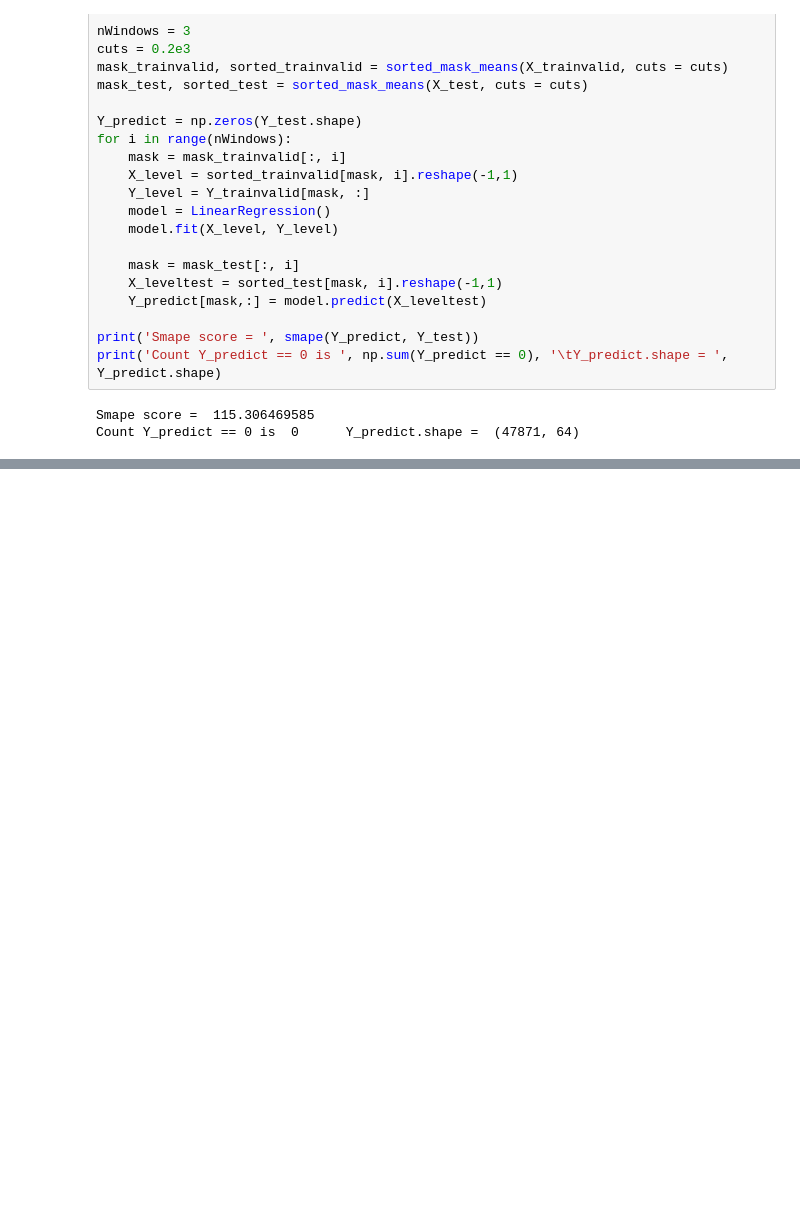
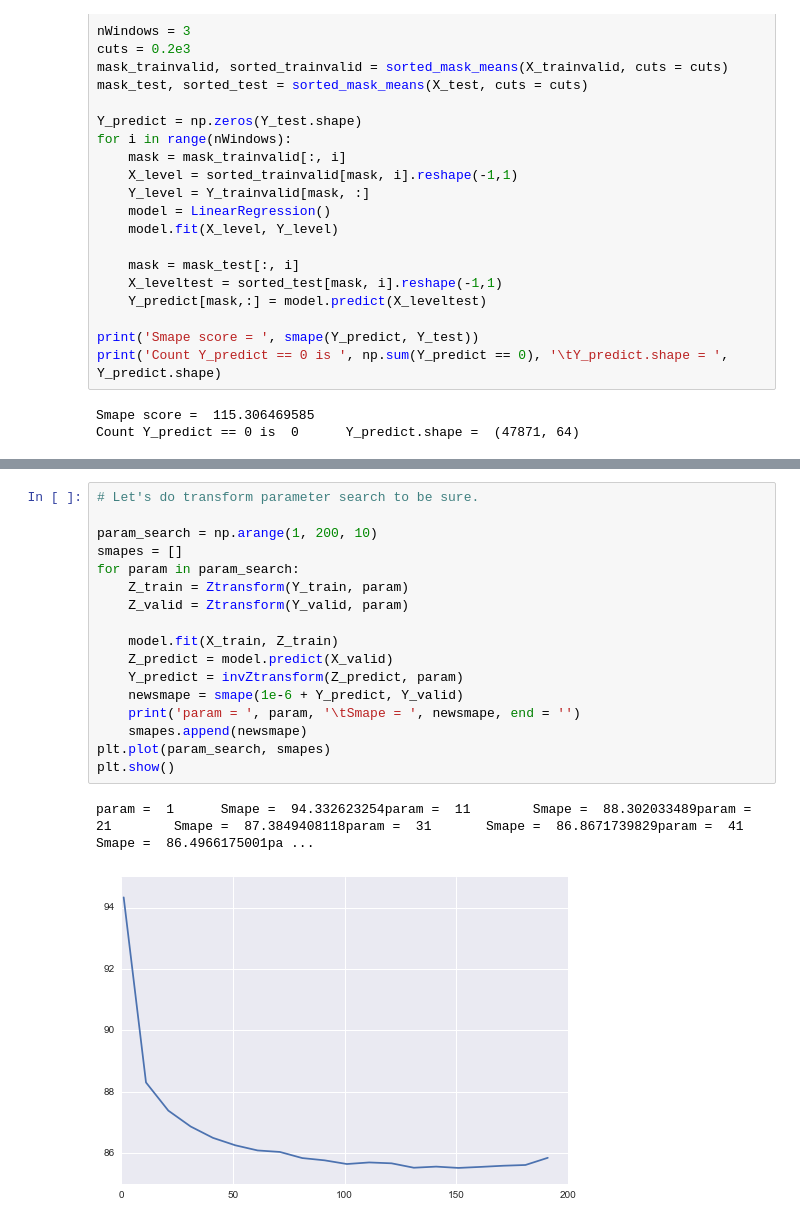
Before and after one commit to MatthewMcGonagle/KaggleWikiTraffic, a Jupyter notebook: SortedWindows.ipynb, the cells around one changed output, grey strips where cells are left out. Drawn from its saved outputs; the diff is of its cells as text; blank space fills up the shorter version.

```diff
--- a/SortedWindows.ipynb
+++ b/SortedWindows.ipynb
@@ -245,0 +361,20 @@ Count Y_predict == 0 is  0      Y_predict.shape =  (47871, 64)
+# %%
+# Let's do transform parameter search to be sure.
+
+param_search = np.arange(1, 200, 10)
+smapes = []
+for param in param_search:
+    Z_train = Ztransform(Y_train, param)
+    Z_valid = Ztransform(Y_valid, param)
+
+    model.fit(X_train, Z_train)
+    Z_predict = model.predict(X_valid)
+    Y_predict = invZtransform(Z_predict, param)
+    newsmape = smape(1e-6 + Y_predict, Y_valid)
+    print('param = ', param, '\tSmape = ', newsmape, end = '')
+    smapes.append(newsmape)
+plt.plot(param_search, smapes)
+plt.show()
+# %% [output]
+param =  1      Smape =  94.332623254param =  11        Smape =  88.302033489param =  21        Smape =  87.3849408118param =  31       Smape =  86.8671739829param =  41       Smape =  86.4966175001pa ...
+[figure, added]
```
Also changed, not shown: parts of 7 cells of this notebook, 1 other file.
